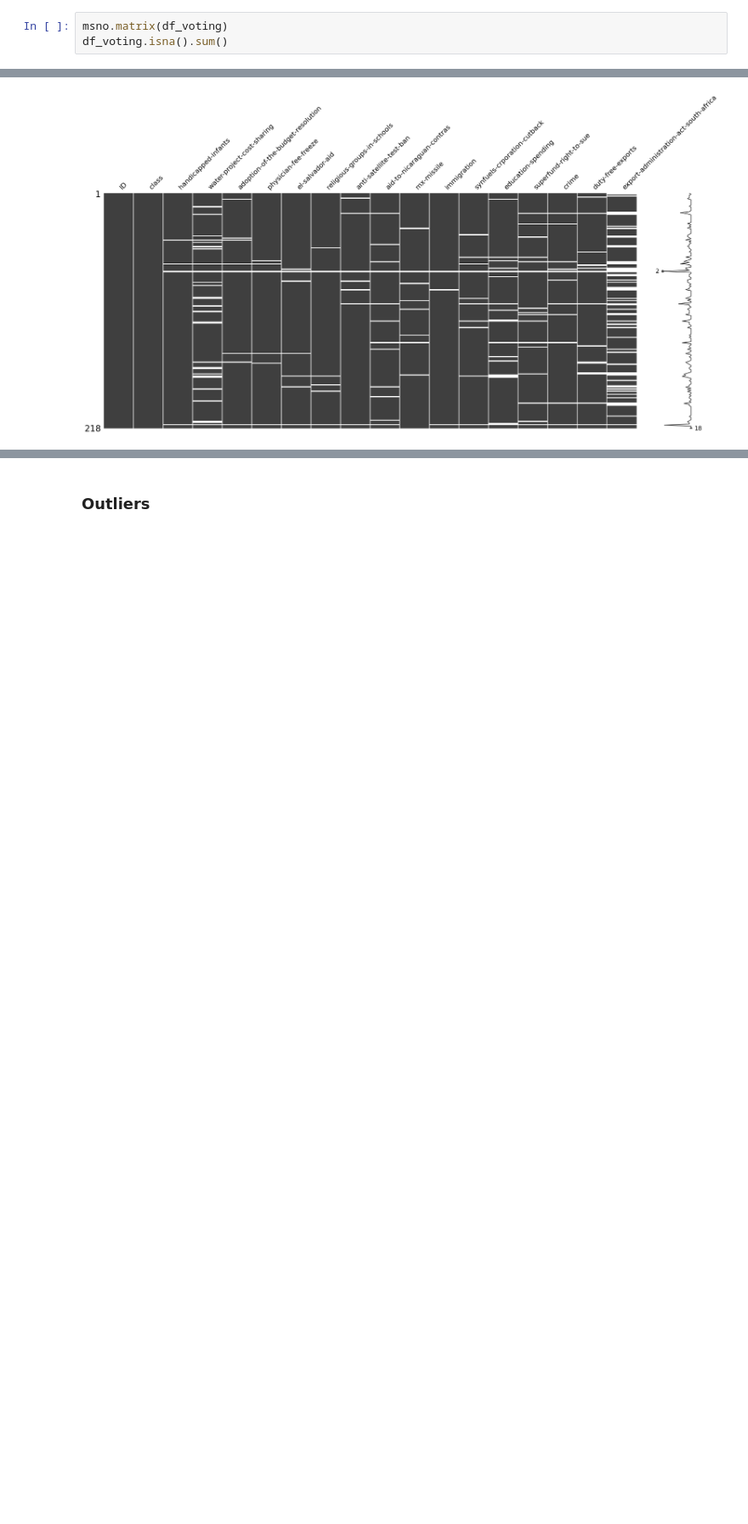
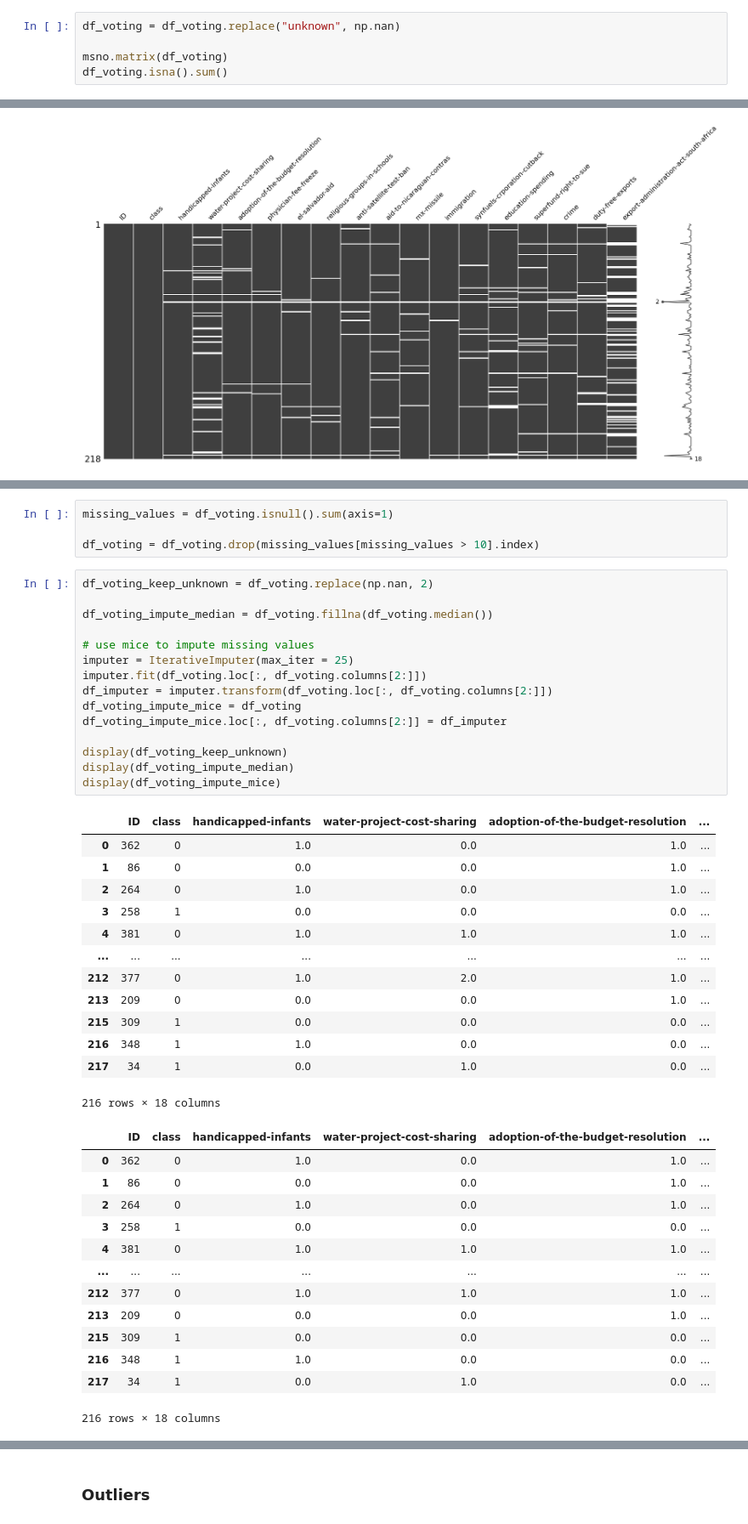
Before and after one commit to claraelisabeth/MachineLearning, a Jupyter notebook: congressional_voting.ipynb, the cells around one changed output, grey strips where cells are left out. Shown at 85% size. Cells and saved outputs as stored; diff of their text form; blank space fills up the shorter version.

```diff
--- a/congressional_voting.ipynb
+++ b/congressional_voting.ipynb
@@ -205,4 +241,6 @@ Report: lots of methods for imputing missing values, since this is no time serie
 # %%
+df_voting = df_voting.replace("unknown", np.nan)
+
 msno.matrix(df_voting)
 df_voting.isna().sum()
 # %% [output]
@@ -228,0 +269,46 @@ dtype: int64
+# %%
+missing_values = df_voting.isnull().sum(axis=1)
+
+df_voting = df_voting.drop(missing_values[missing_values > 10].index)
+# %%
+df_voting_keep_unknown = df_voting.replace(np.nan, 2)
+
+df_voting_impute_median = df_voting.fillna(df_voting.median())
+
+# use mice to impute missing values
+imputer = IterativeImputer(max_iter = 25)
+imputer.fit(df_voting.loc[:, df_voting.columns[2:]])
+df_imputer = imputer.transform(df_voting.loc[:, df_voting.columns[2:]])
+df_voting_impute_mice = df_voting
+df_voting_impute_mice.loc[:, df_voting.columns[2:]] = df_imputer
+
+display(df_voting_keep_unknown)
+display(df_voting_impute_median)
+display(df_voting_impute_mice)
+# %% [output]
+|  | ID | class | handicapped-infants | water-project-cost-sharing | adoption-of-the-budget-resolution | ... |
+| 0 | 362 | 0 | 1.0 | 0.0 | 1.0 | ... |
+| 1 | 86 | 0 | 0.0 | 0.0 | 1.0 | ... |
+| 2 | 264 | 0 | 1.0 | 0.0 | 1.0 | ... |
+| 3 | 258 | 1 | 0.0 | 0.0 | 0.0 | ... |
+| 4 | 381 | 0 | 1.0 | 1.0 | 1.0 | ... |
+| ... | ... | ... | ... | ... | ... | ... |
+| 212 | 377 | 0 | 1.0 | 2.0 | 1.0 | ... |
+| 213 | 209 | 0 | 0.0 | 0.0 | 1.0 | ... |
+| 215 | 309 | 1 | 0.0 | 0.0 | 0.0 | ... |
+| 216 | 348 | 1 | 1.0 | 0.0 | 0.0 | ... |
+| 217 | 34 | 1 | 0.0 | 1.0 | 0.0 | ... |
+216 rows × 18 columns
+|  | ID | class | handicapped-infants | water-project-cost-sharing | adoption-of-the-budget-resolution | ... |
+| 0 | 362 | 0 | 1.0 | 0.0 | 1.0 | ... |
+| 1 | 86 | 0 | 0.0 | 0.0 | 1.0 | ... |
+| 2 | 264 | 0 | 1.0 | 0.0 | 1.0 | ... |
+| 3 | 258 | 1 | 0.0 | 0.0 | 0.0 | ... |
+| 4 | 381 | 0 | 1.0 | 1.0 | 1.0 | ... |
+| ... | ... | ... | ... | ... | ... | ... |
+| 212 | 377 | 0 | 1.0 | 1.0 | 1.0 | ... |
+| 213 | 209 | 0 | 0.0 | 0.0 | 1.0 | ... |
+| 215 | 309 | 1 | 0.0 | 0.0 | 0.0 | ... |
+| 216 | 348 | 1 | 1.0 | 0.0 | 0.0 | ... |
+| 217 | 34 | 1 | 0.0 | 1.0 | 0.0 | ... |
+216 rows × 18 columns
```
Also changed, not shown: parts of 41 cells of this notebook, 2 other files.
